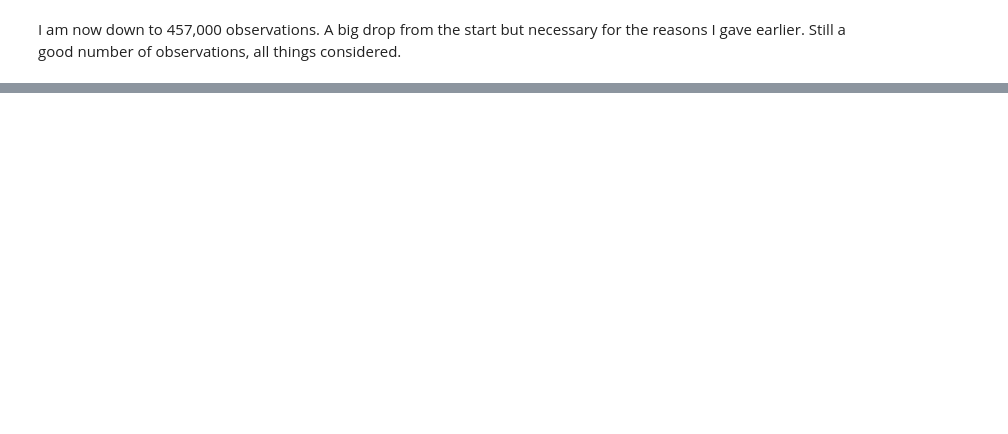
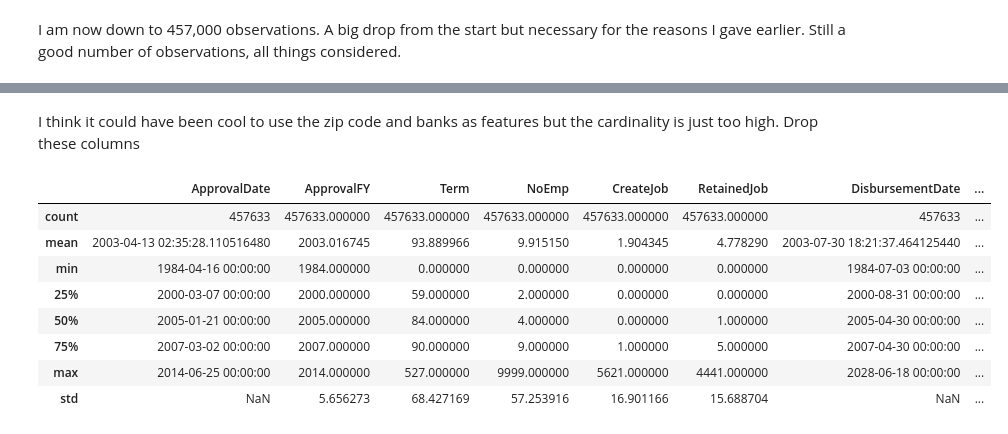
Before and after one commit to ik-okoro/SBA-Loans, a Jupyter notebook: SBA Loans Model.ipynb, the cells around one changed output, grey strips where cells are left out. Cells and saved outputs as stored; diff of their text form; code cells hidden in the pictures; blank space fills up the shorter version.

```diff
--- a/SBA Loans Model.ipynb
+++ b/SBA Loans Model.ipynb
@@ -661,0 +807,3 @@ I am now down to 457,000 observations. A big drop from the start but necessary f
+# %%
+# Encode column
+df["UrbanRural"] = df["UrbanRural"].apply(encode_area)
@@ -661,0 +833,3 @@ I am now down to 457,000 observations. A big drop from the start but necessary f
+# %%
+# Replace values
+df["MIS_Status"] = df["MIS_Status"].replace({"CHGOFF" : 1, "P I F" : 0})
@@ -661,0 +849,3 @@ I am now down to 457,000 observations. A big drop from the start but necessary f
+# %%
+# Rename column to Default instead
+df.columns = ["Default" if x == "MIS_Status" else x for x in df.columns]
@@ -661,0 +905,17 @@ I am now down to 457,000 observations. A big drop from the start but necessary f
+# %% [markdown]
+I think it could have been cool to use the zip code and banks as features but the cardinality is just too high. Drop these columns
+# %%
+df = df.drop(["Zip", "Bank"], axis = 1)
+# %%
+# Look at describe
+df.describe(datetime_is_numeric= True)
+# %% [output]
+|  | ApprovalDate | ApprovalFY | Term | NoEmp | CreateJob | RetainedJob | DisbursementDate | ... |
+| count | 457633 | 457633.000000 | 457633.000000 | 457633.000000 | 457633.000000 | 457633.000000 | 457633 | ... |
+| mean | 2003-04-13 02:35:28.110516480 | 2003.016745 | 93.889966 | 9.915150 | 1.904345 | 4.778290 | 2003-07-30 18:21:37.464125440 | ... |
+| min | 1984-04-16 00:00:00 | 1984.000000 | 0.000000 | 0.000000 | 0.000000 | 0.000000 | 1984-07-03 00:00:00 | ... |
+| 25% | 2000-03-07 00:00:00 | 2000.000000 | 59.000000 | 2.000000 | 0.000000 | 0.000000 | 2000-08-31 00:00:00 | ... |
+| 50% | 2005-01-21 00:00:00 | 2005.000000 | 84.000000 | 4.000000 | 0.000000 | 1.000000 | 2005-04-30 00:00:00 | ... |
+| 75% | 2007-03-02 00:00:00 | 2007.000000 | 90.000000 | 9.000000 | 1.000000 | 5.000000 | 2007-04-30 00:00:00 | ... |
+| max | 2014-06-25 00:00:00 | 2014.000000 | 527.000000 | 9999.000000 | 5621.000000 | 4441.000000 | 2028-06-18 00:00:00 | ... |
+| std | NaN | 5.656273 | 68.427169 | 57.253916 | 16.901166 | 15.688704 | NaN | ... |
```
Also changed, not shown: parts of 37 cells of this notebook.
